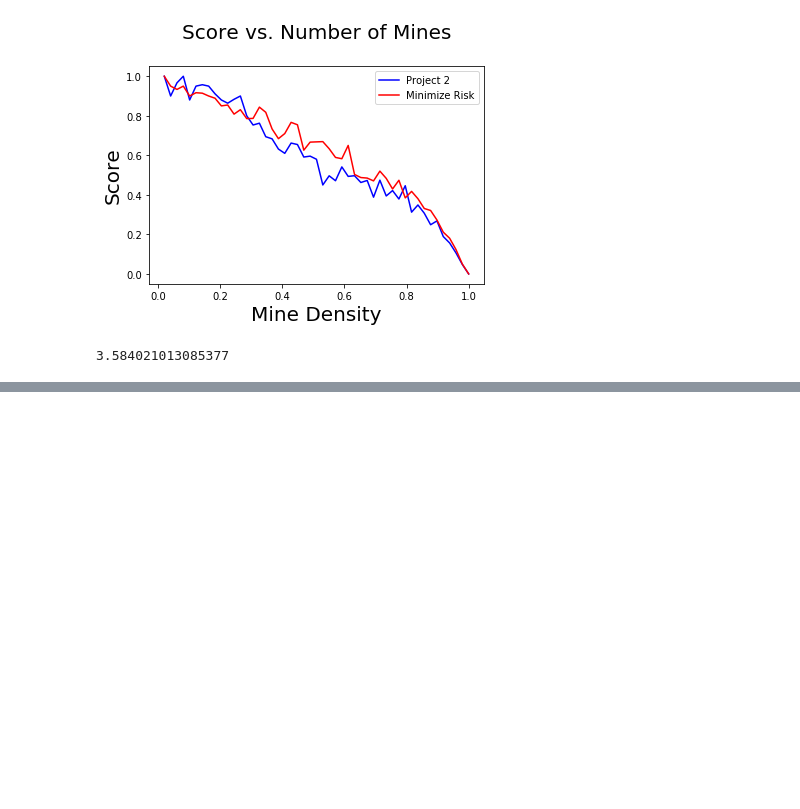
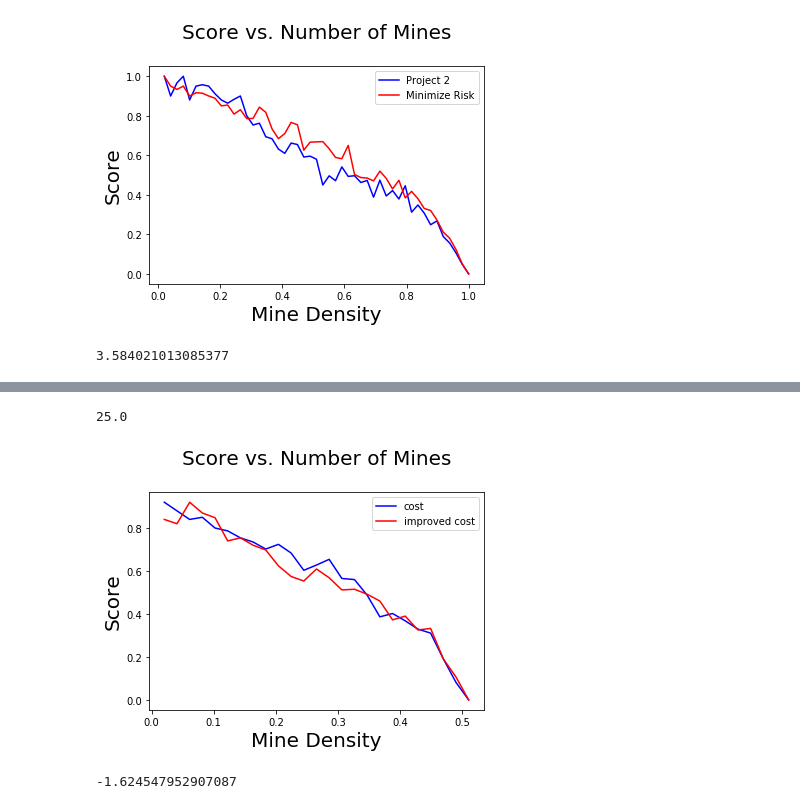
Before and after one commit to ilanazane/AI-Minsweeper-2.5, a Jupyter notebook: AI_Project_2.5.ipynb, the cells around one changed output, grey strips where cells are left out. Saved outputs shown, nothing was run; the diff lists cells and outputs as text; code cells hidden in the pictures; blank space fills up the shorter version.

```diff
--- a/AI_Project_2.5.ipynb
+++ b/AI_Project_2.5.ipynb
@@ -1822,12 +1735,0 @@ def expectedSquares(q, coord, agent_board):
-# %%
-'''
-agent_board = [[2,11,1],[11,11,11],[11,3,11]]
-q = .5
-coord = (1,1)
-'''
-agent_board = [[11,3,11,11,11],[11,4,11,1,11],[11,2,11,11,11],[11,11,3,11,11],[11,11,2,11,11]]
-q = .5
-coord = (1,2)
-
-
-print ("expected:", expectedSquares(q, coord, agent_board))
@@ -1835,0 +2176,37 @@ expected: 12.5
+# %%
+nlist = np.linspace(1, 25, 25)
+
+score1=[]
+score2=[]
+for item in nlist:
+    temp1 = []
+    temp2 = []
+    while len(temp1) < 25:
+        temp1.append(AdvancedMinesweeperCost(5,item))
+        temp2.append(AdvancedMinesweeperCostImproved(5,item))
+    print(item)
+    time.sleep(0.5)
+    score1.append(sum(temp1)/len(temp1))
+    score2.append(sum(temp2)/len(temp2))
+# %% [output]
+25.0
+# %%
+fig = plt.figure()
+ax = fig.add_subplot(1,1,1)
+
+
+plt.xlabel('Mine Density',fontsize=20)
+plt.ylabel('Score',fontsize=20)
+
+plt.plot(nlist/49,score1,'b',linewidth=1.5,label = 'cost')
+plt.plot(nlist/49,score2,'r',linewidth=1.5,label = 'improved cost')
+
+
+plt.legend(loc='upper right')
+plt.title("Score vs. Number of Mines\n", fontsize = 20)
+plt.show()
+
+print(sum(np.array(score2) - np.array(score1))/len(np.array(score2) - np.array(score1))*100)
+# %% [output]
+[figure, added]
+-1.624547952907087
```
Also changed, not shown: parts of 8 cells of this notebook.
